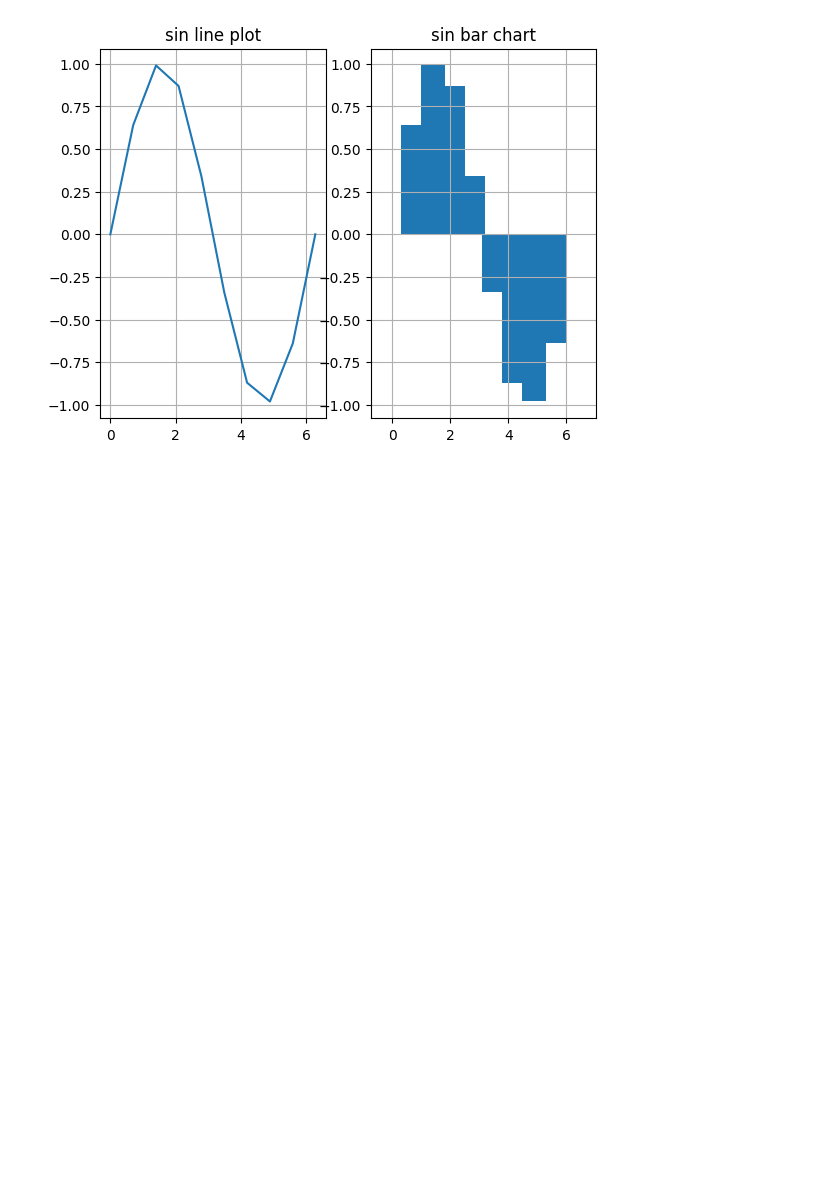
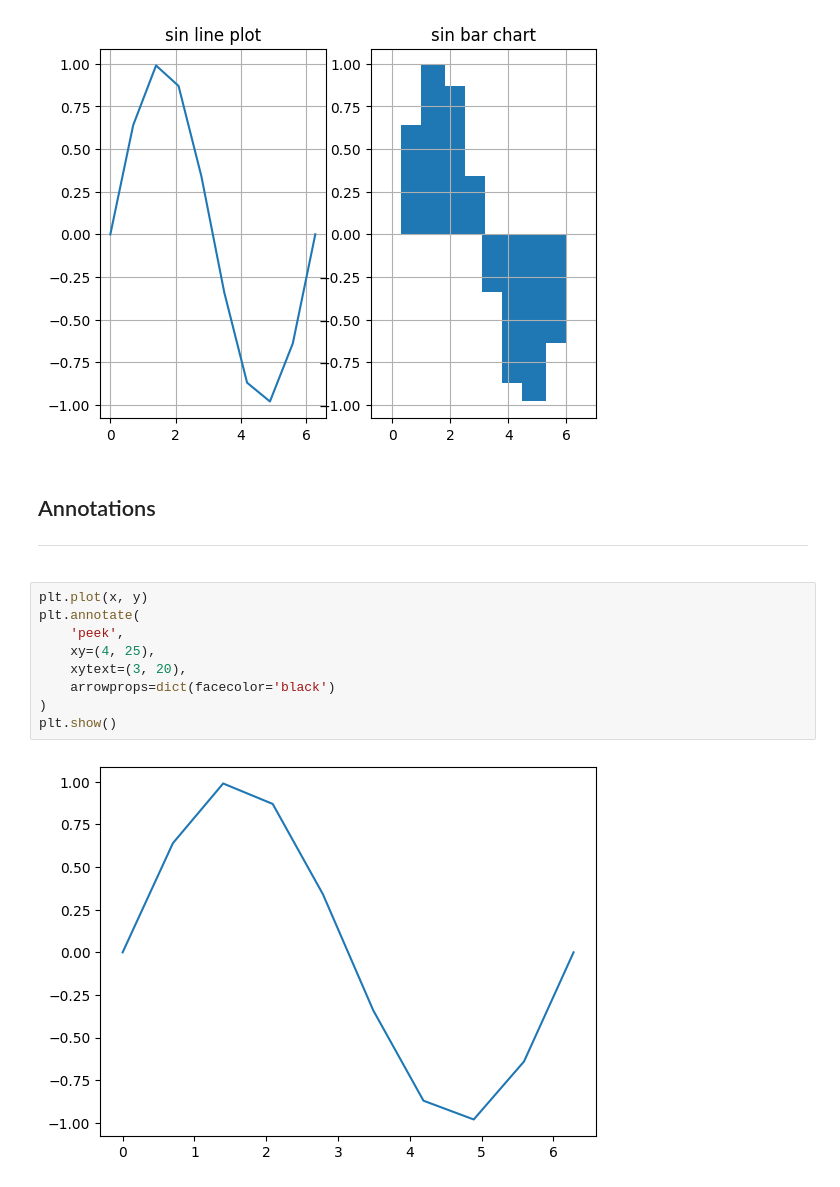
Before and after one commit to soumyabrata09/python-misc, a Jupyter notebook: Practice_03_numpy.ipynb, the cells around one changed output. Cells and saved outputs as stored; diff of their text form; blank space fills up the shorter version.

```diff
--- a/Practice_03_numpy.ipynb
+++ b/Practice_03_numpy.ipynb
@@ -475,3 +475,16 @@ ax[1].grid()
 plt.show()
 # %% [output]
 [figure]
+# %% [markdown]
+## Annotations <hr />
+# %%
+plt.plot(x, y)
+plt.annotate(
+    'peek',
+    xy=(4, 25),
+    xytext=(3, 20),
+    arrowprops=dict(facecolor='black')
+)
+plt.show()
+# %% [output]
+[figure, added]
```
Also changed, not shown: parts of 2 cells of this notebook.
